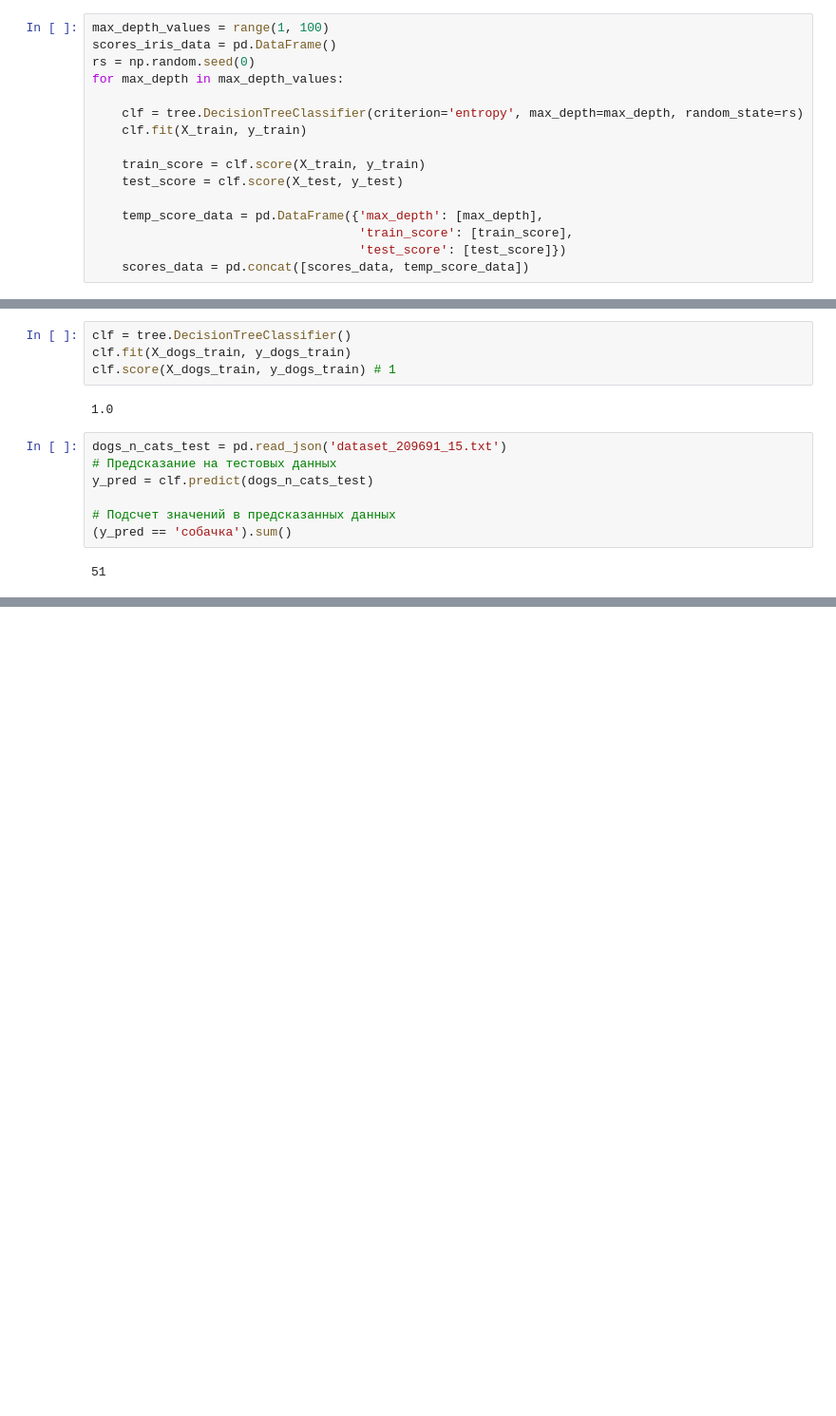
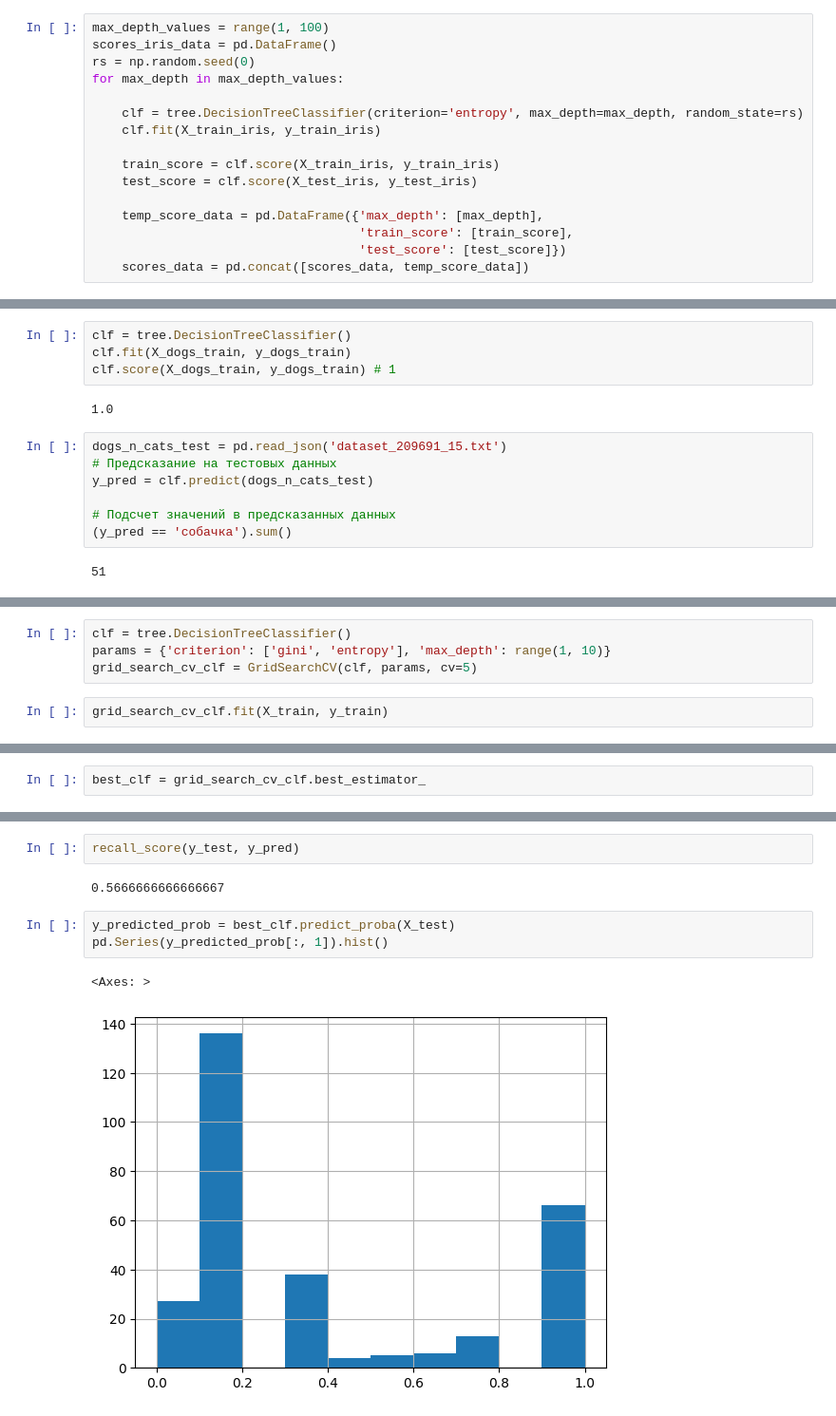
Before and after one commit to vlkttlv/labs_ds_ml, a Jupyter notebook: stepik_course/decision_trees/2.3.ipynb, the cells around one changed output, grey strips where cells are left out. Shown at 95% size. Saved outputs shown, nothing was run; the diff lists cells and outputs as text; blank space fills up the shorter version.

```diff
--- a/stepik_course/decision_trees/2.3.ipynb
+++ b/stepik_course/decision_trees/2.3.ipynb
@@ -187,10 +187,10 @@ rs = np.random.seed(0)
 for max_depth in max_depth_values:
 
     clf = tree.DecisionTreeClassifier(criterion='entropy', max_depth=max_depth, random_state=rs)
-    clf.fit(X_train, y_train)
+    clf.fit(X_train_iris, y_train_iris)
 
-    train_score = clf.score(X_train, y_train)
-    test_score = clf.score(X_test, y_test)
+    train_score = clf.score(X_train_iris, y_train_iris)
+    test_score = clf.score(X_test_iris, y_test_iris)
 
     temp_score_data = pd.DataFrame({'max_depth': [max_depth],
                                     'train_score': [train_score],
@@ -244,0 +249,6 @@ y_pred = clf.predict(dogs_n_cats_test)
+# %%
+clf = tree.DecisionTreeClassifier()
+params = {'criterion': ['gini', 'entropy'], 'max_depth': range(1, 10)}
+grid_search_cv_clf = GridSearchCV(clf, params, cv=5)
+# %%
+grid_search_cv_clf.fit(X_train, y_train)
@@ -244,0 +263,2 @@ y_pred = clf.predict(dogs_n_cats_test)
+# %%
+best_clf = grid_search_cv_clf.best_estimator_
@@ -244,0 +280,10 @@ y_pred = clf.predict(dogs_n_cats_test)
+# %%
+recall_score(y_test, y_pred)
+# %% [output]
+0.5666666666666667
+# %%
+y_predicted_prob = best_clf.predict_proba(X_test)
+pd.Series(y_predicted_prob[:, 1]).hist()
+# %% [output]
+<Axes: >
+[figure, added]
```
Also changed, not shown: parts of 16 cells of this notebook.
